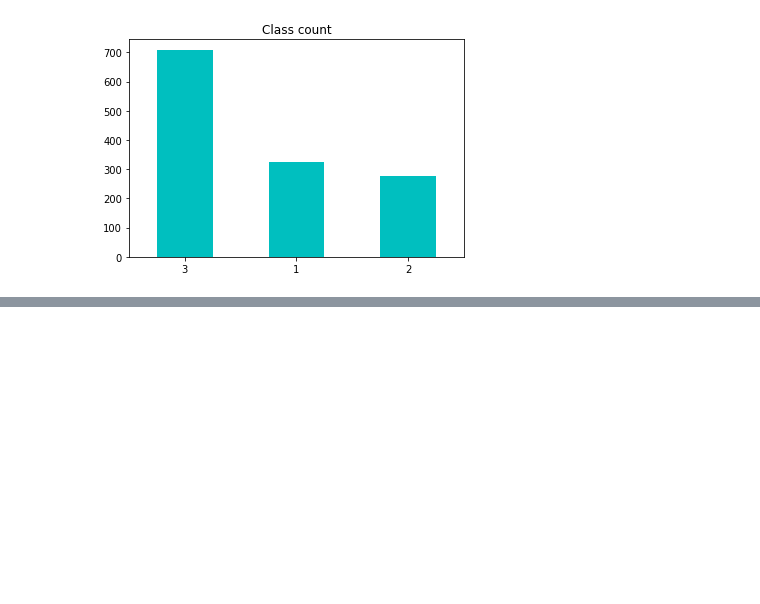
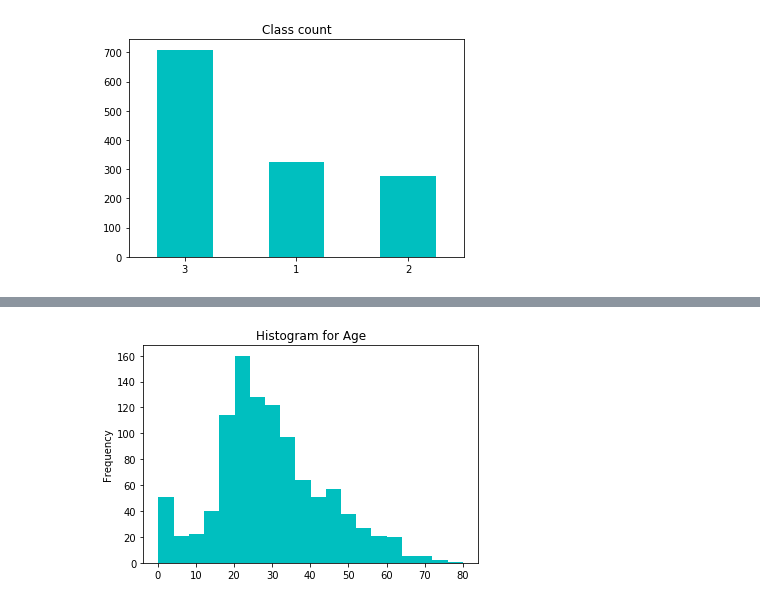
Before and after one commit to sahilucoe/ds_titanic_disaster, a Jupyter notebook: notebooks/EDA_exploring_processing_data.ipynb, the cells around one changed output, grey strips where cells are left out. Drawn from its saved outputs; the diff is of its cells as text; code cells hidden in the pictures; blank space fills up the shorter version.

```diff
--- a/notebooks/EDA_exploring_processing_data.ipynb
+++ b/notebooks/EDA_exploring_processing_data.ipynb
@@ -314,0 +328,4 @@ df.Pclass.value_counts().plot(kind="bar",rot=0,title="Class count",color='c');
+# %%
+df.Age.plot(kind="hist", color='c' ,title="Histogram for Age",bins=20);
+# %% [output]
+[figure, added]
```
Also changed, not shown: parts of 21 cells of this notebook, 1 other file.
